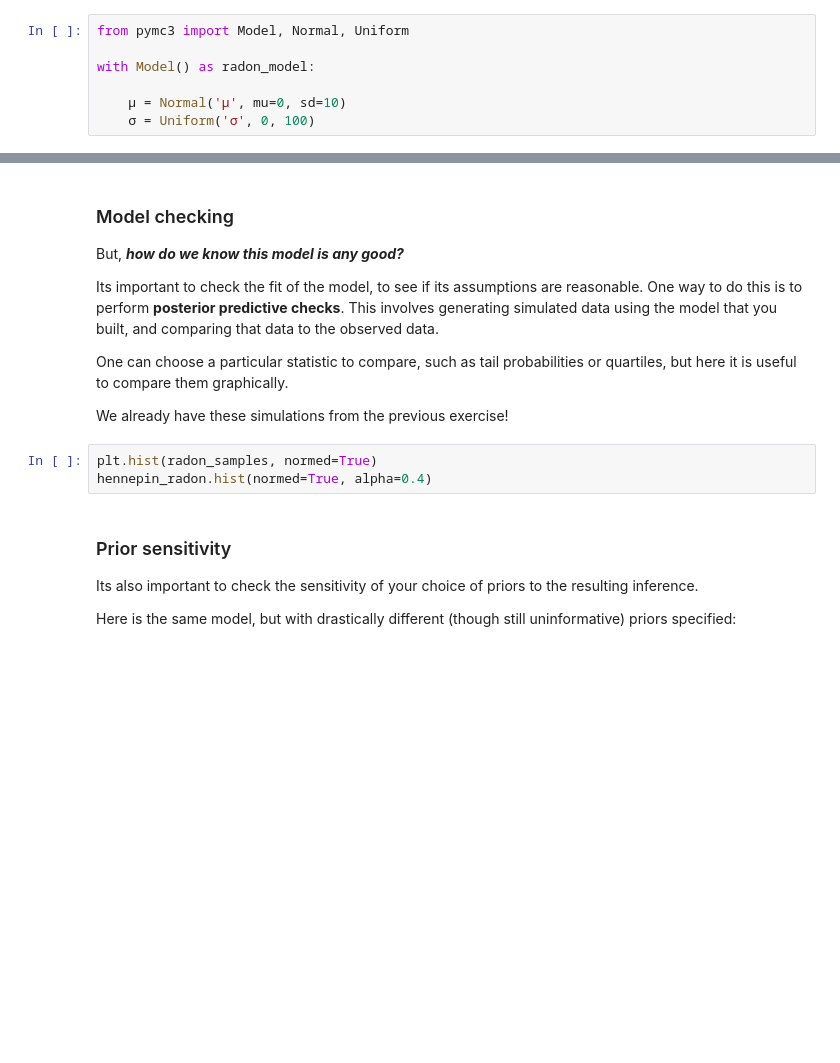
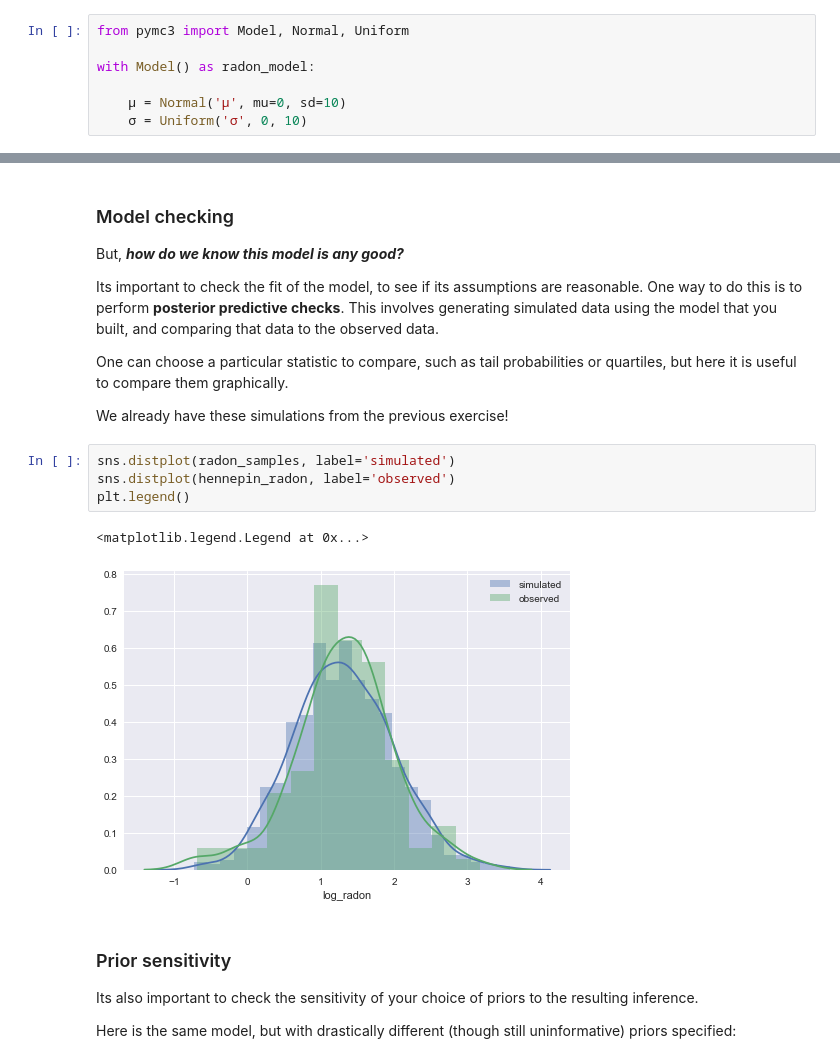
Before and after one commit to fonnesbeck/basic_bayes, a Jupyter notebook: Basic Bayesian Analysis.ipynb, the cells around one changed output, grey strips where cells are left out. Drawn from its saved outputs; the diff is of its cells as text; blank space fills up the shorter version.

```diff
--- a/Basic Bayesian Analysis.ipynb
+++ b/Basic Bayesian Analysis.ipynb
@@ -102,7 +119,7 @@ from pymc3 import Model, Normal, Uniform
 with Model() as radon_model:
 
     μ = Normal('μ', mu=0, sd=10)
-    σ = Uniform('σ', 0, 100)
+    σ = Uniform('σ', 0, 10)
 # %% [markdown]
 > ## Software
 > Today there is an array of software choices for Bayesians, including both open source software (*e.g.*, Stan, PyMC, JAGS, emcee) and commercial (*e.g.*, SAS, Stata). These examples can be replicated in any of these environments.
@@ -153,9 +184,13 @@ Its important to check the fit of the model, to see if its assumptions are reaso
 One can choose a particular statistic to compare, such as tail probabilities or quartiles, but here it is useful to compare them graphically.
 
 We already have these simulations from the previous exercise!
-# %%
-plt.hist(radon_samples, normed=True)
-hennepin_radon.hist(normed=True, alpha=0.4)
+# %%
+sns.distplot(radon_samples, label='simulated')
+sns.distplot(hennepin_radon, label='observed')
+plt.legend()
+# %% [output]
+<matplotlib.legend.Legend at 0x...>
+[figure, added]
 # %% [markdown]
 ### Prior sensitivity
 
```
Also changed, not shown: parts of 37 cells of this notebook.
